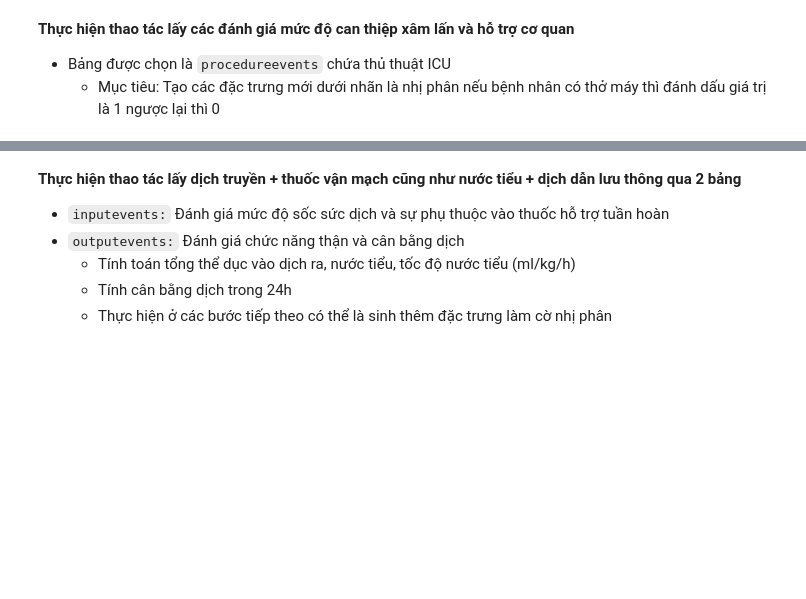
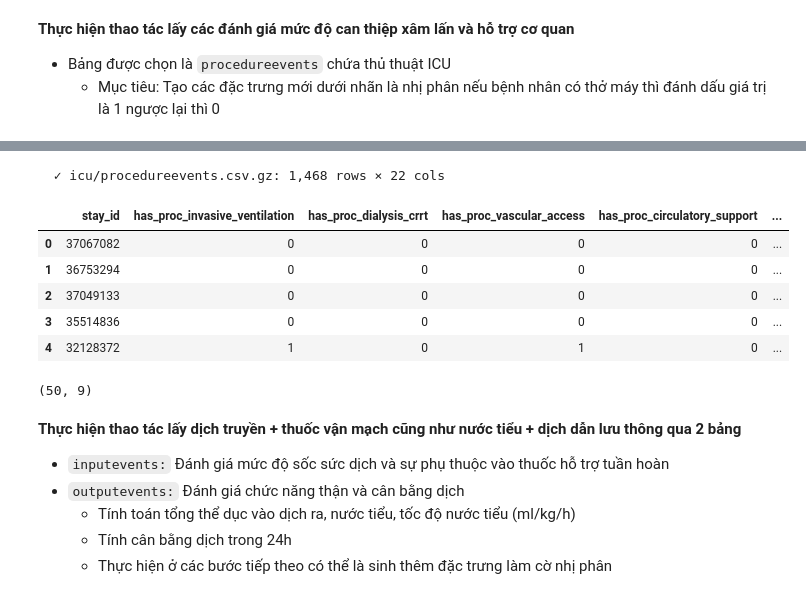
Before and after one commit to TienNguyen0712/hybrid-llm-tabular-pipeline-for-icu-mortality-prediction, a Jupyter notebook: mimic_iv_rag_pipeline_demo.ipynb, the cells around one changed output, grey strips where cells are left out. Cells and saved outputs as stored; diff of their text form; code cells hidden in the pictures; blank space fills up the shorter version.

```diff
--- a/mimic_iv_rag_pipeline_demo.ipynb
+++ b/mimic_iv_rag_pipeline_demo.ipynb
@@ -794,3 +1242,75 @@ procedureevents  = load("icu",  "procedureevents.csv.gz")
+# %%
+procedure_mapping = {
+    # 1. Thở máy xâm lấn / Đặt nội khí quản (Invasive Mechanical Ventilation)
+    "proc_invasive_ventilation": [
+        225792,  # Invasive Ventilation
+        224385,  # Intubation
+        225468,  # Extubation (Nếu có rút ống cũng ghi nhận ca nặng)
+        225477   # Tracheostomy
+    ],
+
+    # 2. Lọc máu liên tục / Thận nhân tạo cấp cứu (CRRT / Hemodialysis)
+    "proc_dialysis_crrt": [
+        225802,  # Dialysis - CRRT
+        225803,  # Dialysis - Hemodialysis
+        225805,  # Peritoneal Dialysis
+        225441   # Hemofiltration
+    ],
+
+    # 3. Đặt đường truyền trung tâm / Động mạch (Arterial Line / Central Line Access)
+    "proc_vascular_access": [
+        224267,  # Central line insert
+        224268,  # PICC line insert
+        224270,  # Dialysis Catheter placement
+        225204   # Arterial line insert
+    ],
+
+    # 4. Bóng đối xung động mạch chủ / Hỗ trợ tuần hoàn (IABP / ECMO / Impella)
+    "proc_circulatory_support": [
+        225323,  # Intra-Aortic Balloon Pump (IABP)
+        225828,  # ECMO
+        228220   # Impella
+    ],
+
+    # 5. Dẫn lưu màng phổi / Màng tim (Chest Tube / Thoracentesis / Paracentesis)
+    "proc_drainage": [
+        225183,  # Chest tube insertion
+        225432,  # Thoracentesis
+        225459,  # Paracentesis
+        225181   # Pericardiocentesis
+    ],
+
+    # 6. Mở khí quản / Phẫu thuật cấp cứu ICU
+    "proc_bronchoscopy_endoscopy": [
+        225430,  # Bronchoscopy
+        225454   # EGD / GI Endoscopy (Cấp cứu xuất huyết tiêu hóa)
+    ],
+
+    # 7. Hồi sức tim phổi / Sốc điện (CPR / Cardioversion)
+    "proc_cpr_cardioversion": [
+        225463,  # CPR / Resuscitation
+        225464   # Cardioversion / Defibrillation
+    ]
+}
+
+procedureevents  = load("icu",  "procedureevents.csv.gz")
+# %% [output]
+  ✓ icu/procedureevents.csv.gz: 1,468 rows × 22 cols
+# %%
+procedure_features = extract_procedure_features_and_rag_text(procedureevents, train_df, procedure_mapping)
+# %%
+procedure_features.head()
+# %% [output]
+|  | stay_id | has_proc_invasive_ventilation | has_proc_dialysis_crrt | has_proc_vascular_access | has_proc_circulatory_support | ... |
+| 0 | 37067082 | 0 | 0 | 0 | 0 | ... |
+| 1 | 36753294 | 0 | 0 | 0 | 0 | ... |
+| 2 | 37049133 | 0 | 0 | 0 | 0 | ... |
+| 3 | 35514836 | 0 | 0 | 0 | 0 | ... |
+| 4 | 32128372 | 1 | 0 | 1 | 0 | ... |
+# %%
+procedure_features.shape
+# %% [output]
+(50, 9)
 # %% [markdown]
 **Thực hiện thao tác lấy dịch truyền + thuốc vận mạch cũng như nước tiểu + dịch dẫn lưu thông qua 2 bảng**
 - `inputevents:` Đánh giá mức độ sốc sức dịch và sự phụ thuộc vào thuốc hỗ trợ tuần hoàn
```
Also changed, not shown: parts of 36 cells of this notebook.
